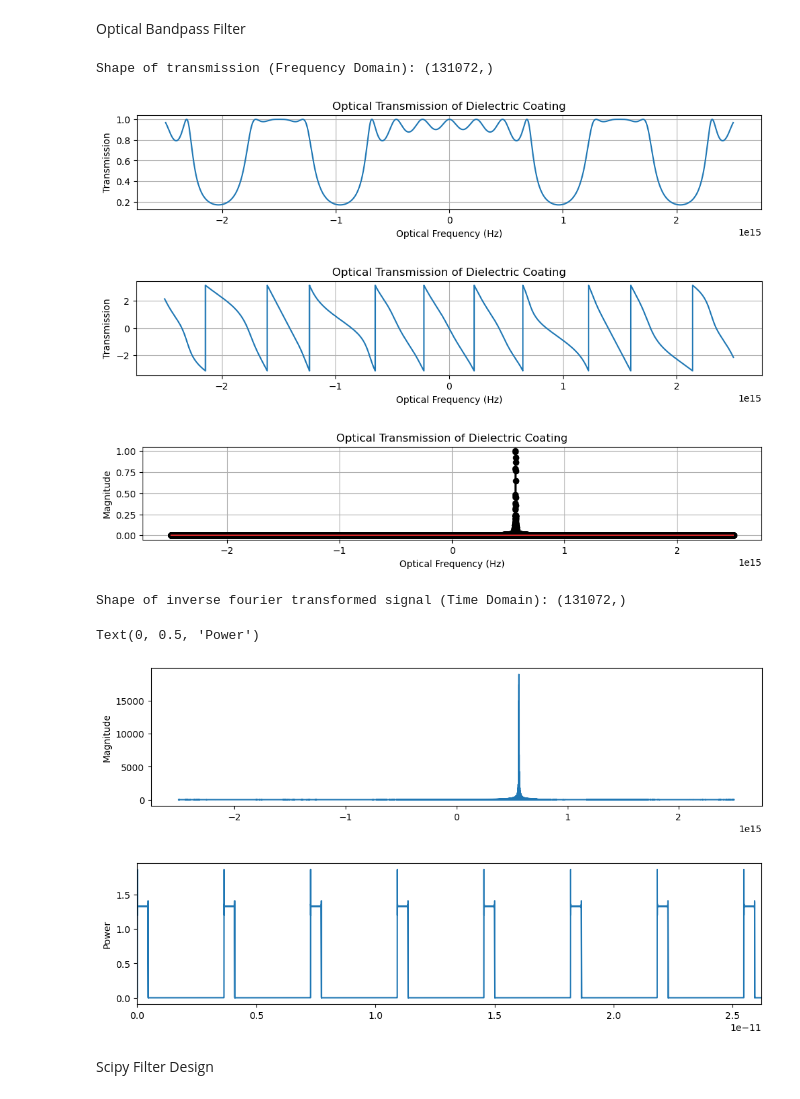
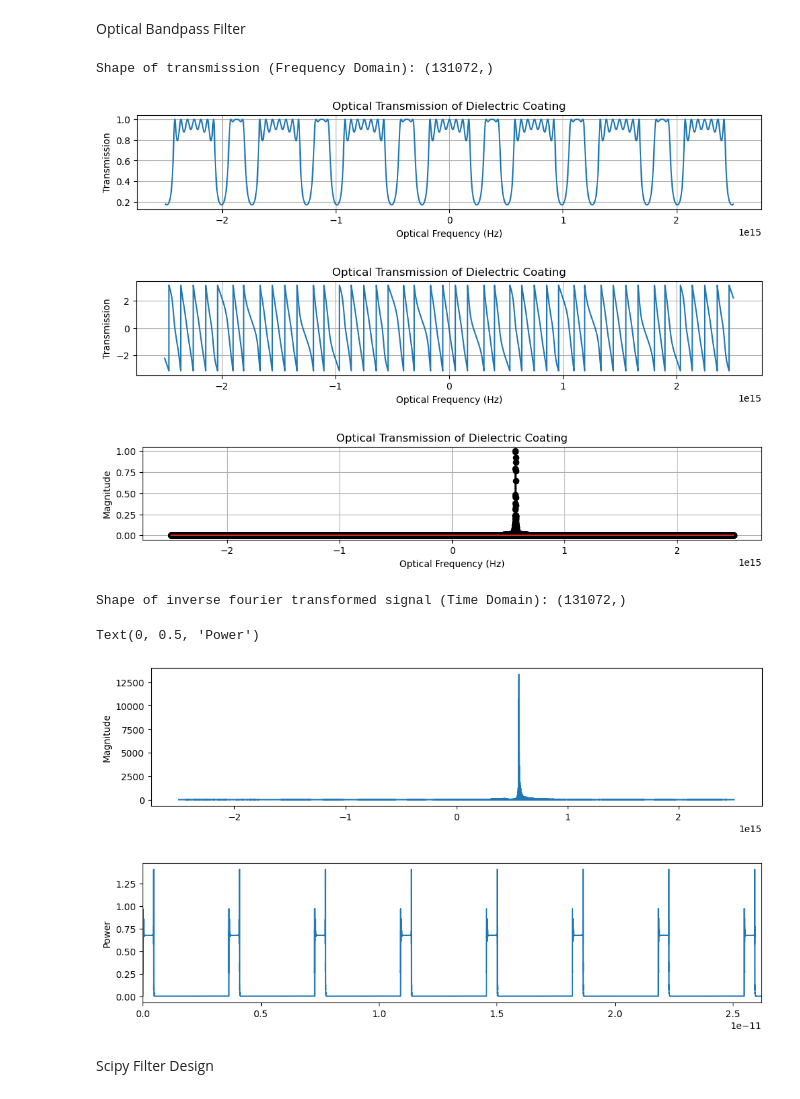
Before and after one commit to tacticstactics/Optical-pulse-broadening, a Jupyter notebook: optical_pulse_broadening_optical_filter.ipynb, the cells around one changed output. Cells and saved outputs as stored; diff of their text form; code cells hidden in the pictures.

```diff
--- a/optical_pulse_broadening_optical_filter.ipynb
+++ b/optical_pulse_broadening_optical_filter.ipynb
@@ -70,7 +70,6 @@ print('Nyq_freq:', f'{Nyq_freq:.5E}')
 optical_frequencies = np.linspace(-Nyq_freq, Nyq_freq, samplerate)
 print('Shape of Optical Frequencies:',optical_frequencies.shape)
 
-
 amp_c = 0.5 * np.pi
 
 freq_rf = 2**38 # 2**38 = 275 e9
@@ -94,15 +93,6 @@ baseband_signals= amp_c *signal.square(2 * np.pi * freq_rf * tcol, duty_ratio) +
 
 no = 1 # Refractive Index of medium
 
-#wl1 = 1550e-9
-#wl2 = 1550e-9
-
-#wl1 = 999e-9
-#wl2 = 999.008e-9
-
-#wl1 = 2**-21
-#wl2 = 2.000001**-21
-
 drift_wl2_mag = 0
 drift_wl2_freq = 0
 
@@ -112,23 +102,18 @@ oplcommon2=1 #Common Path Length 2
 opl1 =1
 opl2= 1
 
-# If wl1 and wl2 are equal, homodyne. If not, heterodyne.
+# If opticalfreq1 and opticalfreq2 are equal, homodyne. If not, heterodyne.
 
-#opticalfreq1 = c / wl1
 opticalfreq1 = 2 ** 49 # = 562e12
 print("Optical Frequency1: lightfreq1 [Hz]",f'{opticalfreq1:.5E}')
 
-#opticalfreq2 = c / wl2
 opticalfreq2 = 2 ** 49 #  562e12
 print("Optical Frequency2: lightfreq2 [Hz]",f'{opticalfreq2:.5E}')
 
 freq_diff = opticalfreq1-opticalfreq2
 print("Difference Frequency: freq_diff [Hz]",f'{freq_diff:.5E}')
 
-PT1 = 0.5 # PT: Power Transmission of Beam splitter
-
 # Define Input Electric Field:
-
 #Ein1 = np.array([[1+0j],[1-0j]])
 Ein1 = np.array([[0.707+0.707j],[-0.707-0.707j]])
 #Ein1 = np.array([[1 + 0j],[-1 - 0j]])
@@ -144,10 +129,12 @@ Port3_1_powercol = np.zeros(samplerate)
 Port3_2_powercol = np.zeros(samplerate)
 Power_diffcol = np.zeros(samplerate)
 
+PT1 = 0.5 # PT: Power Transmission of first Beam splitter
+
 for ii in range(samplerate):
 
     t = tcol[ii]
-    rf_signal = baseband_signals[ii]
+    baseband_signal = baseband_signals[ii]
 
     #amp_c * np.sin(2 * np.pi * freq_rf * t) + dc_offset #[rad]
     #rfsignalcol[ii] = rf_signal
@@ -158,7 +145,7 @@ for ii in range(samplerate):
     #phase1_col[ii] = phase1
 
     #phase2 = 2*np.pi * lightfreq2 * t # Phase of Continious Wave [rad]
-    phase2 = 2*np.pi * (opticalfreq2 + drift_wl2_mag* drift_wl2_freq*ii)* t + rf_signal # Phase of Modulated Light [rad]
+    phase2 = 2*np.pi * (opticalfreq2 + drift_wl2_mag* drift_wl2_freq*ii)* t + baseband_signal # Phase of Modulated Light [rad]
     #phase2_col[ii] = phase2
     phase_diff_col[ii] = phase2 - phase1
 
@@ -211,7 +198,6 @@ ax1_1.plot(tcol,baseband_signals,label="baseband signal")
 ax1_1.set_ylabel("Signal [rad]")
 ax1_1.legend()
 
-
 baseband_signals_fft = fftshift(fft(baseband_signals))
 
 #ax1_2.plot(xf, 2.0/samplerate * np.abs(rfsignal_powercol_fft[0:samplerate//2]), label="RF signal")
@@ -263,7 +249,6 @@ ax1_8.set_ylabel("Power Spectrum")
 ax1_8.set_xlim(-1e12,6e12)
 ax1_8.legend()
 
-
 Power_diffcol_f = fftshift(fft(Power_diffcol))
 #ax1_10.plot(xf, 2.0/samplerate * np.abs(Power_diffcol_f[0:samplerate//2]), label="Power Difference")
 ax1_10.plot(optical_frequencies, 2.0/samplerate * np.abs(Power_diffcol_f), label="Power Difference")
@@ -285,14 +270,14 @@ Difference Frequency: freq_diff [Hz] 0.00000E+00
 <matplotlib.legend.Legend at 0x...>
 [figure]
 # %%
-fft_random_analog_signal = fftshift(fft(Port3_1_EFcol))
+fft_modulated_optical_signal = fftshift(fft(Port3_1_EFcol))
 #print('Shape of fft_random_analog_signal (Frequency Domain):', fft_random_analog_signal.shape)
 
 fig1 = plt.figure(figsize = (10,6), facecolor='lightblue')
 
 ax1_1 = fig1.add_subplot(2, 1, 1)
 ax1_1.set_title("Optical spectrum")
-ax1_1.stem(optical_frequencies, np.abs(fft_random_analog_signal),"k",label='Intensity-moduated light signal')
+ax1_1.stem(optical_frequencies, np.abs(fft_modulated_optical_signal),"k",label='Moduated optical signal')
 ax1_1.set_xlabel("Optical Frequency [Hz]")
 ax1_1.set_ylabel("Magnitude")
 #ax1_1.set_xlim(190e12,200e12)
@@ -530,8 +515,9 @@ Text(0, 0.5, 'Power')
 Optical Bandpass Filter
 # %%
 n_layers = [1,2,1,2,1,2,1,2,1]
-d_layers = [50,50,50,50,50,50,50,50,50]
+#d_layers = [50,50,50,50,50,50,50,50,50]
 #d_layers = [100,100,100,100,100,100,100,100,100]
+d_layers = [200,200,200,200,200,200,200,200,200]
 #d_layers = [100,300,100,700,100,700,100,300,100]
 
 # Calculate transmission
@@ -545,39 +531,39 @@ ax1_1 = fig1.add_subplot(2, 1, 1)
 ax1_1.plot(optical_frequencies, np.abs(transmission_magnitudes_array1))
 
 ax1_1.set_xlabel('Optical Frequency (Hz)')
 ax1_1.set_ylabel('Transmission')
 ax1_1.set_title('Optical Transmission of Dielectric Coating')
 #ax1_1.set_xlim(200e12, 800e12)
 ax1_1.grid()
 
 fig2 = plt.figure(figsize = (12,4), facecolor='white')
 ax2_1 = fig2.add_subplot(2, 1, 1)
 
 ax2_1.plot(optical_frequencies, np.angle(transmission_magnitudes_array1))
 
 ax2_1.set_xlabel('Optical Frequency (Hz)')
 ax2_1.set_ylabel('Transmission')
 ax2_1.set_title('Optical Transmission of Dielectric Coating')
 #ax2_1.set_xlim(200e12, 800e12)
 ax2_1.grid()
 
 fig3 = plt.figure(figsize = (12,4), facecolor='white')
 ax3_1 = fig3.add_subplot(2, 1, 1)
 
-ax3_1.stem(optical_frequencies, np.abs(fft_random_analog_signal)/np.max(np.abs(fft_random_analog_signal)),"k",label='Intensity moduated light signal')
+ax3_1.stem(optical_frequencies, np.abs(fft_modulated_optical_signal)/np.max(np.abs(fft_modulated_optical_signal)),"k",label='Intensity moduated light signal')
 
 ax3_1.set_xlabel('Optical Frequency (Hz)')
 ax3_1.set_ylabel('Magnitude')
 ax3_1.set_title('Optical Transmission of Dielectric Coating')
 #ax3_1.set_xlim(200e12, 800e12)
 ax3_1.grid()
 # %% [output]
 Shape of transmission (Frequency Domain): (131072,)
-[figure, old version]
+[figure, new version]
-[figure, old version]
+[figure, new version]
 [figure]
 # %%
-Y_freq = transmission_magnitudes_array1 * fft_random_analog_signal
+Y_freq = transmission_magnitudes_array1 * fft_modulated_optical_signal
 y_freq = ifft(Y_freq)
 
 print('Shape of inverse fourier transformed signal (Time Domain):', y_freq.shape)
@@ -598,8 +584,8 @@ ax2_1.set_ylabel('Power')
 # %% [output]
 Shape of inverse fourier transformed signal (Time Domain): (131072,)
 Text(0, 0.5, 'Power')
-[figure, old version]
+[figure, new version]
-[figure, old version]
+[figure, new version]
 # %% [markdown]
 Scipy Filter Design
 # %%
```
Also changed, not shown: parts of 7 cells of this notebook.
